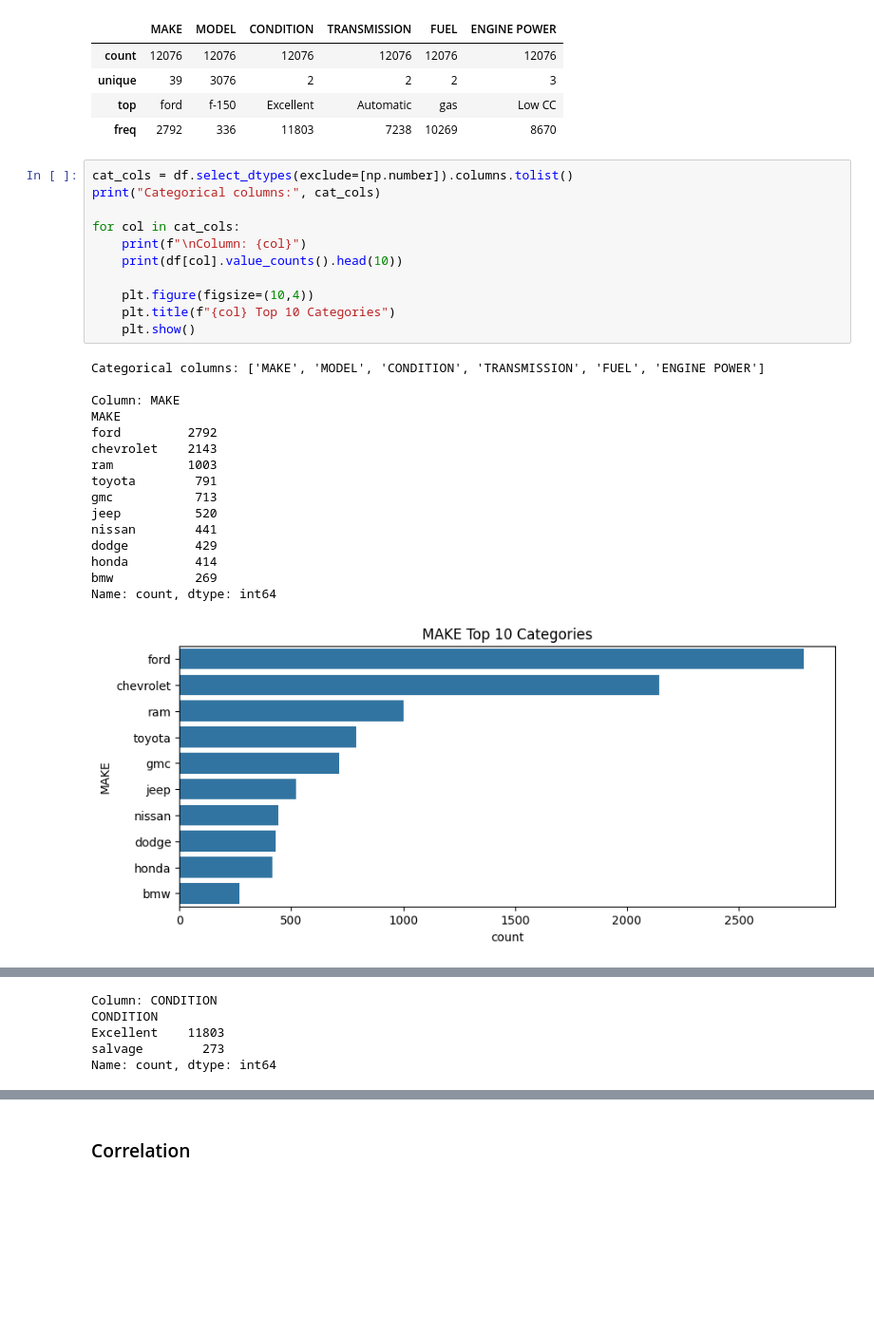
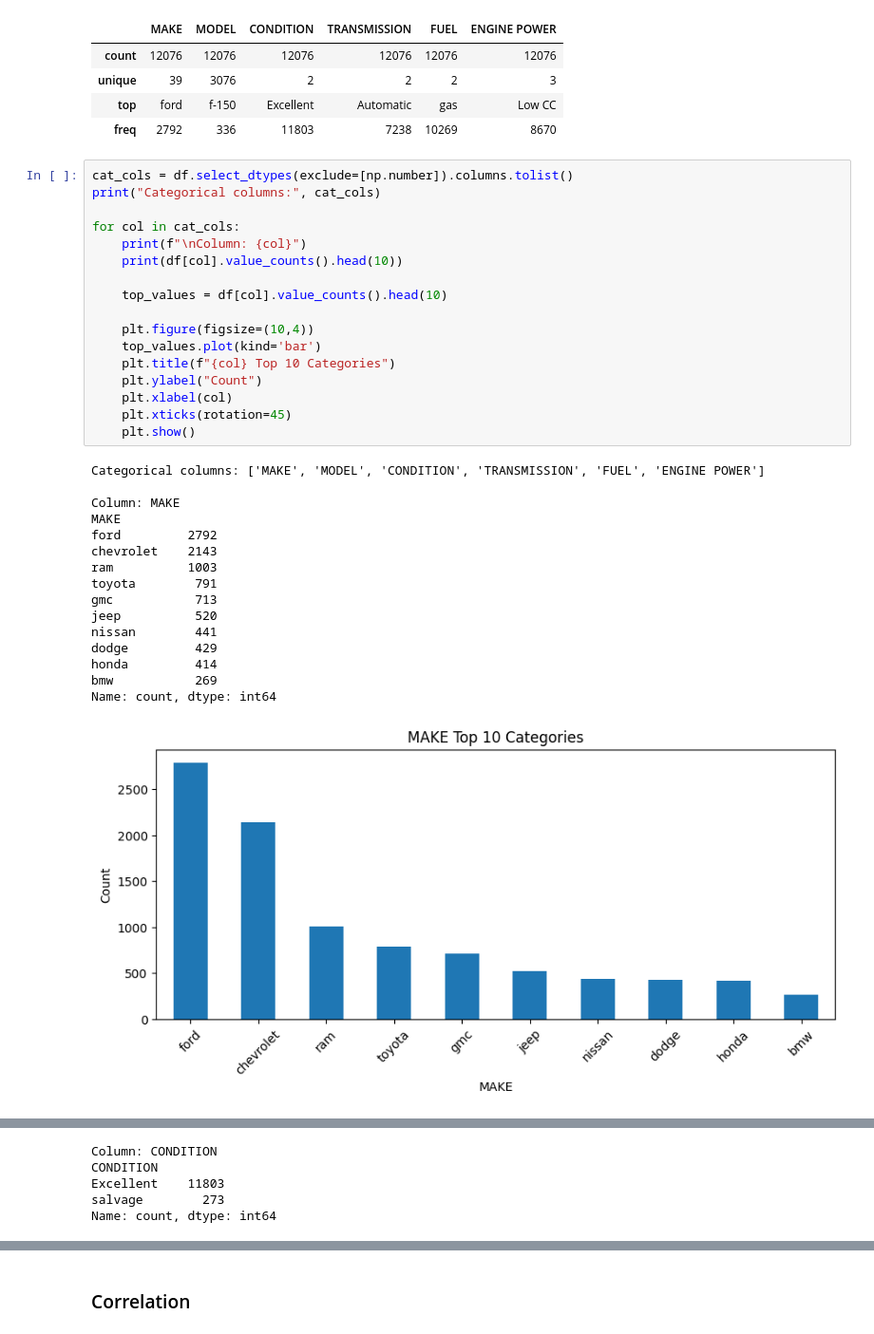
Before and after one commit to Nandhakumar2006/CarAnalysis, a Jupyter notebook: Car.ipynb, the cells around one changed output, grey strips where cells are left out. Shown at 95% size. Saved outputs shown, nothing was run; the diff lists cells and outputs as text; blank space fills up the shorter version.

```diff
--- a/Car.ipynb
+++ b/Car.ipynb
@@ -138,31 +154,37 @@ df[[ 'MAKE', 'MODEL', 'CONDITION', 'TRANSMISSION','FUEL', 'ENGINE POWER']].descr
 # %%
 cat_cols = df.select_dtypes(exclude=[np.number]).columns.tolist()
 print("Categorical columns:", cat_cols)
 
 for col in cat_cols:
     print(f"\nColumn: {col}")
     print(df[col].value_counts().head(10))
 
+    top_values = df[col].value_counts().head(10)
+
     plt.figure(figsize=(10,4))
+    top_values.plot(kind='bar')
     plt.title(f"{col} Top 10 Categories")
+    plt.ylabel("Count")
+    plt.xlabel(col)
+    plt.xticks(rotation=45)
     plt.show()
 # %% [output]
 Categorical columns: ['MAKE', 'MODEL', 'CONDITION', 'TRANSMISSION', 'FUEL', 'ENGINE POWER']
 
 Column: MAKE
 MAKE
 ford         2792
 chevrolet    2143
 ram          1003
 toyota        791
 gmc           713
 jeep          520
 nissan        441
 dodge         429
 honda         414
 bmw           269
 Name: count, dtype: int64
-[figure, old version]
+[figure, new version]
 Column: MODEL
 MODEL
 f-150               336
```
Also changed, not shown: parts of 3 cells of this notebook.
